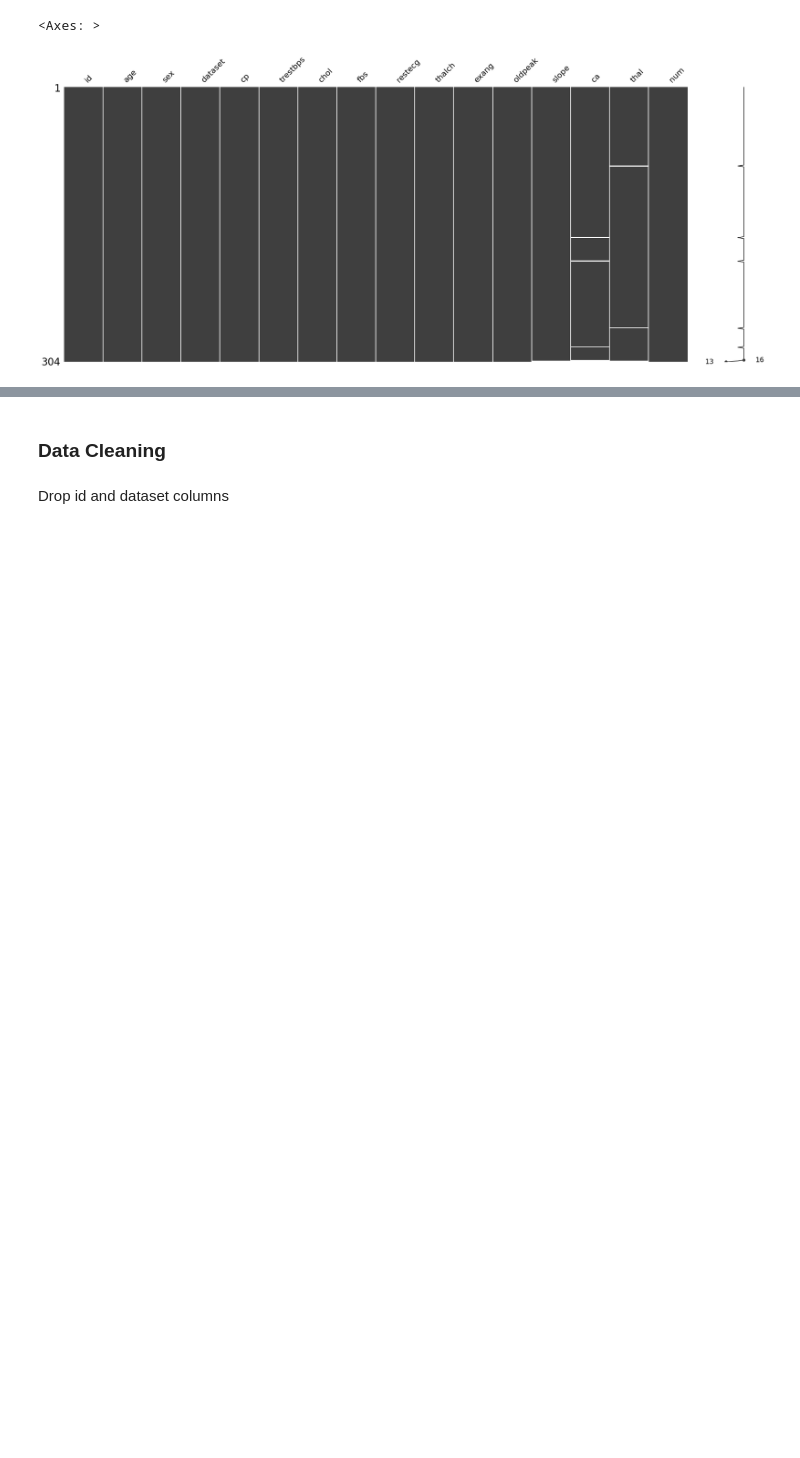
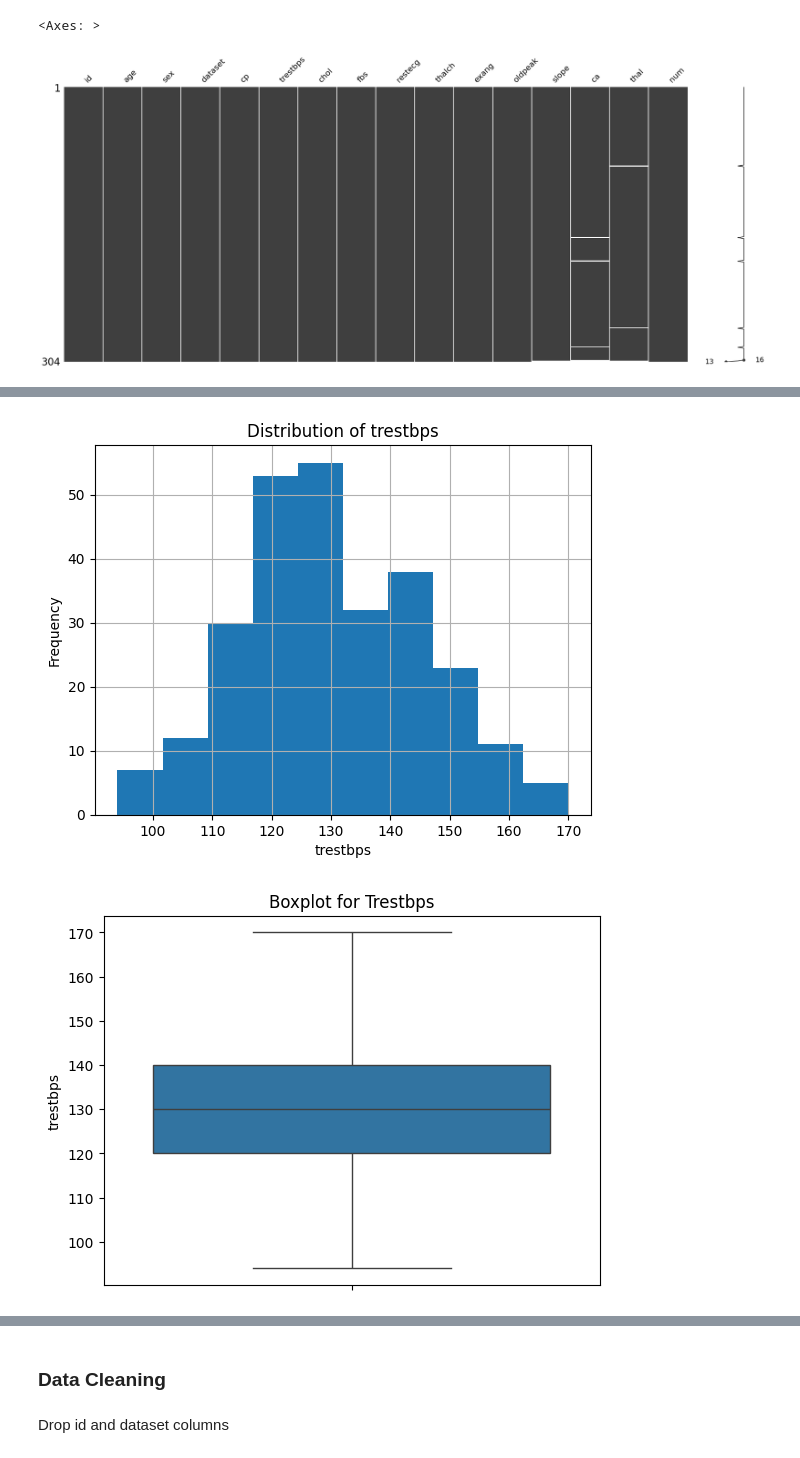
Before and after one commit to adriacv17/Capstone-Project-Heart-Disease, a Jupyter notebook: heart_disease_prediction.ipynb, the cells around one changed output, grey strips where cells are left out. Cells and saved outputs as stored; diff of their text form; code cells hidden in the pictures; blank space fills up the shorter version.

```diff
--- a/heart_disease_prediction.ipynb
+++ b/heart_disease_prediction.ipynb
@@ -107,0 +141,15 @@ dtype: int64
+# %%
+# Histogram for 'trestbps'
+cleveland_df['trestbps'].hist(bins=10)
+plt.title('Distribution of trestbps')
+plt.xlabel('trestbps')
+plt.ylabel('Frequency')
+plt.show()
+
+# Boxplot to detect outliers
+sns.boxplot(data=cleveland_df['trestbps'])
+plt.title('Boxplot for Trestbps')
+plt.show()
+# %% [output]
+[figure, added]
+[figure, added]
```
Also changed, not shown: parts of 12 cells of this notebook.
